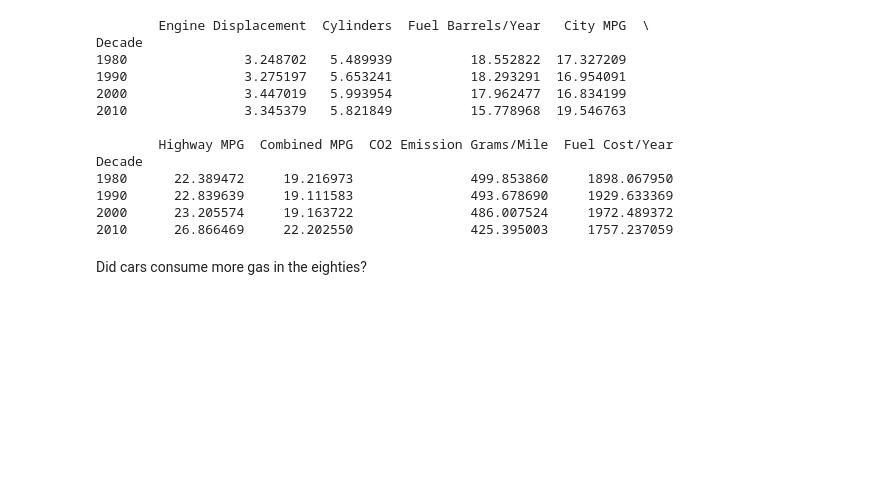
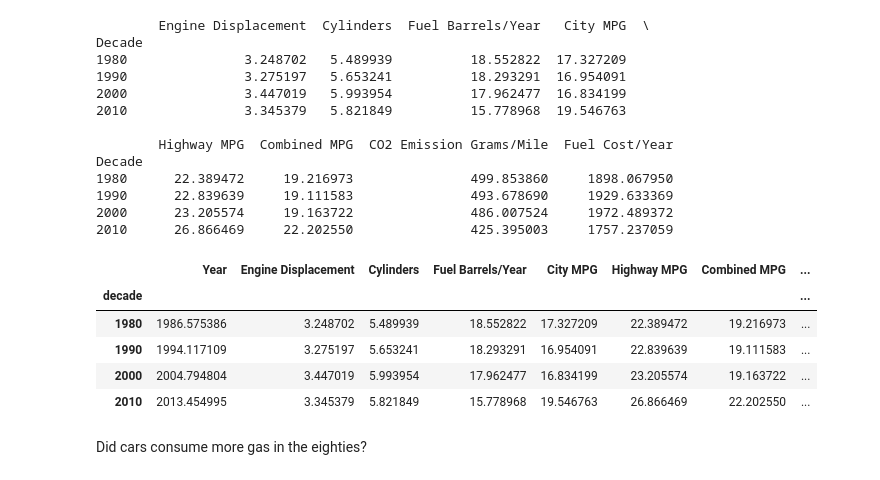
Before and after one commit to Anupama2022/My_python_scripts, a Jupyter notebook: pandas-challenges.ipynb, the cells around one changed output. Saved outputs shown, nothing was run; the diff lists cells and outputs as text; code cells hidden in the pictures; blank space fills up the shorter version.

```diff
--- a/pandas-challenges.ipynb
+++ b/pandas-challenges.ipynb
@@ -189,6 +220,16 @@ Decade
 1990      22.839639     19.111583               493.678690     1929.633369
 2000      23.205574     19.163722               486.007524     1972.489372
 2010      26.866469     22.202550               425.395003     1757.237059
+# %%
+cars = cars.assign(decade=lambda x: cars.Year // 10 * 10)
+cars.groupby('decade').mean()
+# %% [output]
+|  | Year | Engine Displacement | Cylinders | Fuel Barrels/Year | City MPG | Highway MPG | Combined MPG | ... |
+| decade |  |  |  |  |  |  |  | ... |
+| 1980 | 1986.575386 | 3.248702 | 5.489939 | 18.552822 | 17.327209 | 22.389472 | 19.216973 | ... |
+| 1990 | 1994.117109 | 3.275197 | 5.653241 | 18.293291 | 16.954091 | 22.839639 | 19.111583 | ... |
+| 2000 | 2004.794804 | 3.447019 | 5.993954 | 17.962477 | 16.834199 | 23.205574 | 19.163722 | ... |
+| 2010 | 2013.454995 | 3.345379 | 5.821849 | 15.778968 | 19.546763 | 26.866469 | 22.202550 | ... |
 # %% [markdown]
 Did cars consume more gas in the eighties?
 # %%
```
Also changed, not shown: parts of 13 cells of this notebook, 1 other file.
